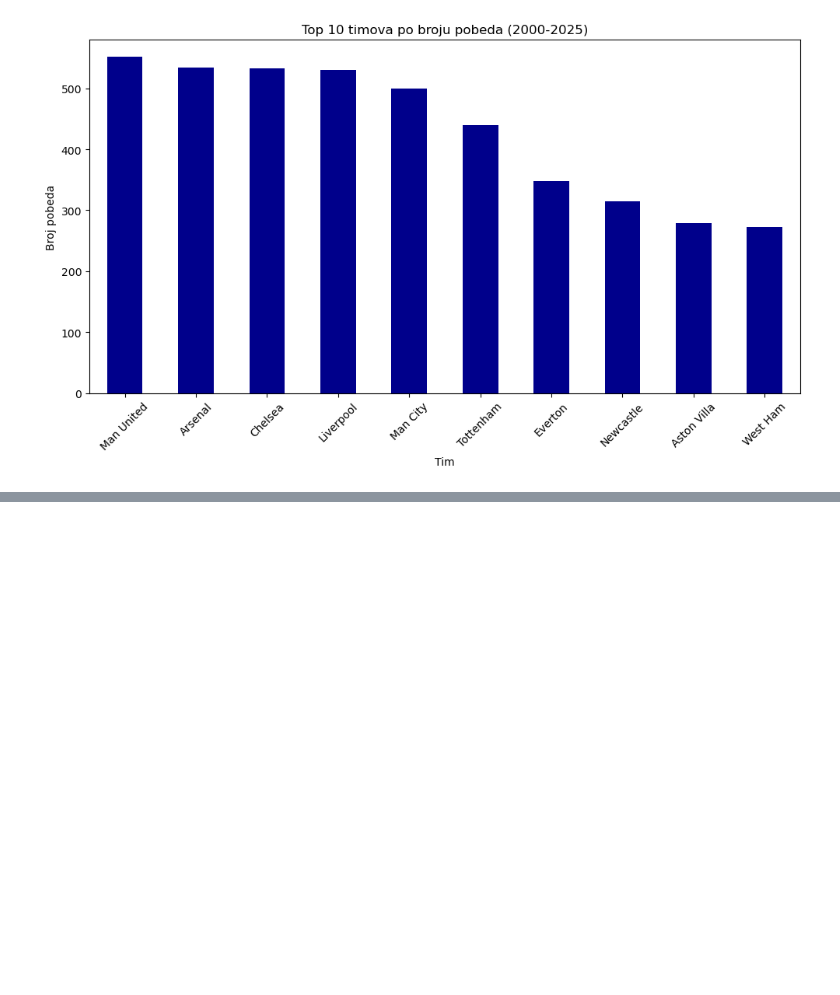
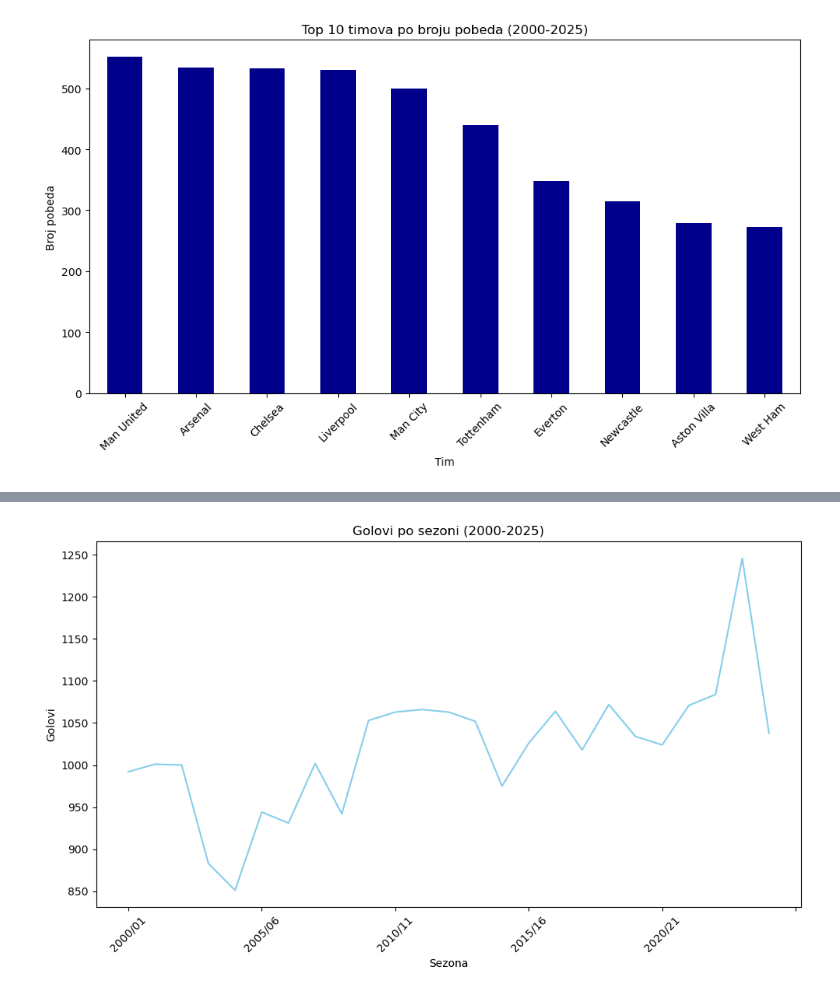
Before and after one commit to aleksamilekicc/premier_league_analysis, a Jupyter notebook: premier_league_analysis.ipynb, the cells around one changed output, grey strips where cells are left out. Cells and saved outputs as stored; diff of their text form; code cells hidden in the pictures; blank space fills up the shorter version.

Commit message:
Add goals per season chart

```diff
--- a/premier_league_analysis.ipynb
+++ b/premier_league_analysis.ipynb
@@ -79,3 +79,5 @@ plt.tight_layout()
 plt.show()
 # %% [output]
 [figure]
+# %%
+golovi_po_sezoni = df.groupby('Season')['FullTimeHomeGoals'].sum() + df.groupby('Season')['FullTimeAwayGoals'].sum()
@@ -81,0 +104,11 @@ plt.show()
+# %%
+plt.figure(figsize=(10, 6))
+golovi_po_sezoni.plot(kind='line', color='skyblue')
+plt.title('Golovi po sezoni (2000-2025)')
+plt.xlabel('Sezona')
+plt.ylabel('Golovi')
+plt.xticks(rotation=45)
+plt.tight_layout()
+plt.show()
+# %% [output]
+[figure, added]
```
Also changed, not shown: parts of 1 cell of this notebook.
